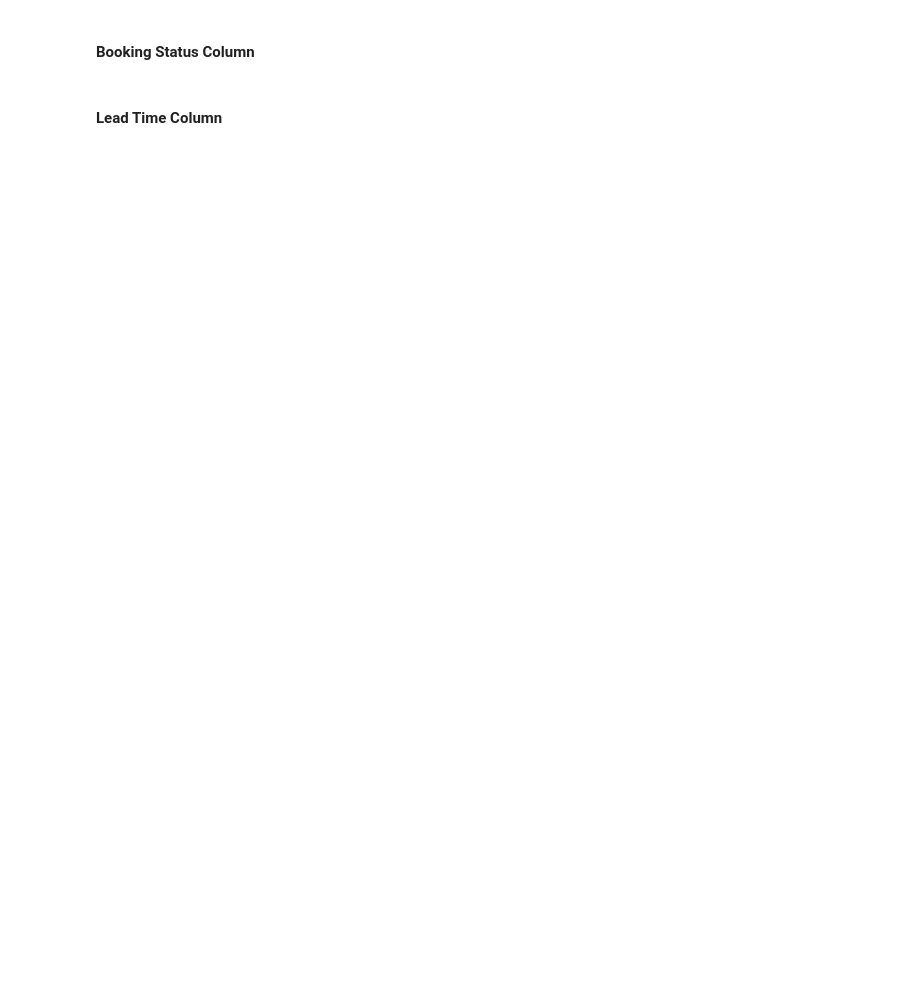
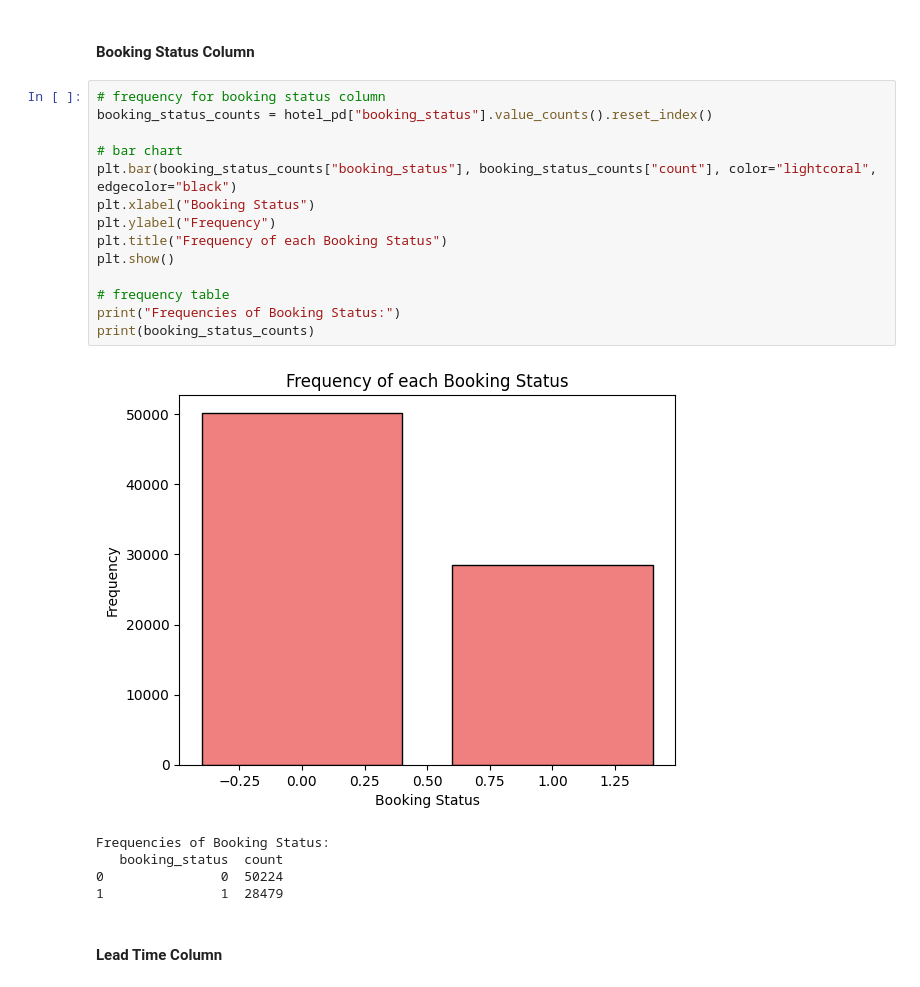
Before and after one commit to achen409/cs236-project, a Jupyter notebook: hotel_booking_cleaning.ipynb, the cells around one changed output. Cells and saved outputs as stored; diff of their text form; blank space fills up the shorter version.

```diff
--- a/hotel_booking_cleaning.ipynb
+++ b/hotel_booking_cleaning.ipynb
@@ -85,4 +87,24 @@ plt.show()
 # %% [markdown]
 #### Booking Status Column
+# %%
+# frequency for booking status column
+booking_status_counts = hotel_pd["booking_status"].value_counts().reset_index()
+
+# bar chart
+plt.bar(booking_status_counts["booking_status"], booking_status_counts["count"], color="lightcoral", edgecolor="black")
+plt.xlabel("Booking Status")
+plt.ylabel("Frequency")
+plt.title("Frequency of each Booking Status")
+plt.show()
+
+# frequency table
+print("Frequencies of Booking Status:")
+print(booking_status_counts)
+# %% [output]
+[figure, added]
+Frequencies of Booking Status:
+   booking_status  count
+0               0  50224
+1               1  28479
 # %% [markdown]
 #### Lead Time Column
```
Also changed, not shown: parts of 10 cells of this notebook.
